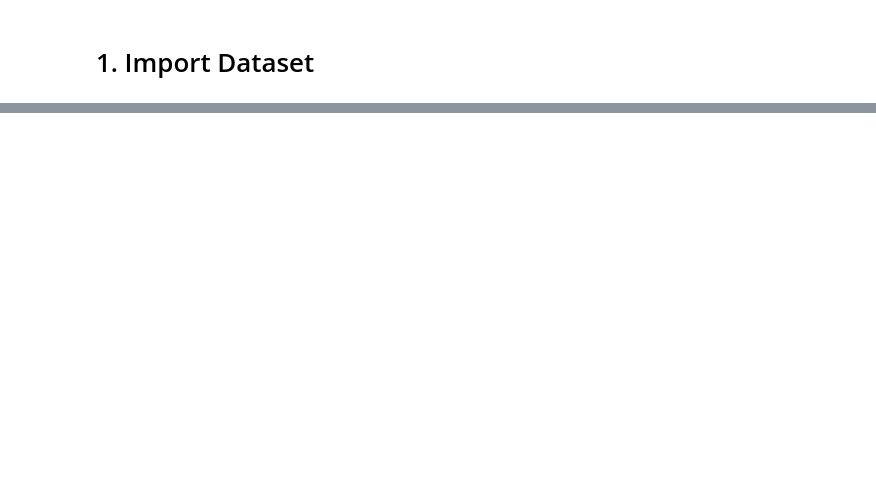
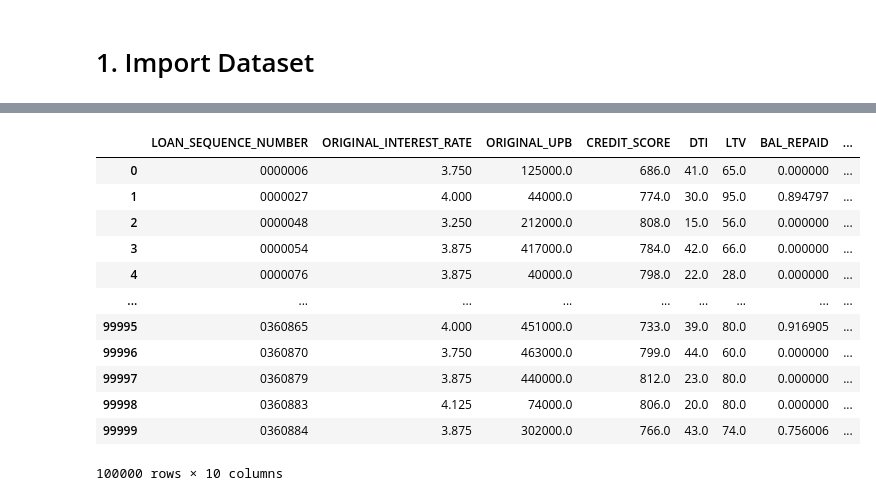
Before and after one commit to madkerpe/freddie-mac-single-family-loan-level-dataset, a Jupyter notebook: main_FREDDIEMAC.ipynb, the cells around one changed output, grey strips where cells are left out. Saved outputs shown, nothing was run; the diff lists cells and outputs as text; code cells hidden in the pictures; blank space fills up the shorter version.

```diff
--- a/main_FREDDIEMAC.ipynb
+++ b/main_FREDDIEMAC.ipynb
@@ -110,0 +164,6 @@ df_orig['LOAN_SEQUENCE_NUMBER'].nunique()
+# %%
+from FREDDIEMAC_aggregation import aggregate_to_blumenstock_exp4
+
+df_perf_concatenated = pd.read_csv("SamplePerformanceCombinedConcatenated.csv", dtype=perf_types)
+df_perf_concatenated['CURRENT_LOAN_DELINQUENCY_STATUS'] = df_perf_concatenated['CURRENT_LOAN_DELINQUENCY_STATUS'].astype(int)
+df_blumenstock = aggregate_to_blumenstock_exp4(df_orig, df_perf_concatenated)
@@ -110,0 +186,16 @@ df_orig['LOAN_SEQUENCE_NUMBER'].nunique()
+# %%
+df_blumenstock
+# %% [output]
+|  | LOAN_SEQUENCE_NUMBER | ORIGINAL_INTEREST_RATE | ORIGINAL_UPB | CREDIT_SCORE | DTI | LTV | BAL_REPAID | ... |
+| 0 | 0000006 | 3.750 | 125000.0 | 686.0 | 41.0 | 65.0 | 0.000000 | ... |
+| 1 | 0000027 | 4.000 | 44000.0 | 774.0 | 30.0 | 95.0 | 0.894797 | ... |
+| 2 | 0000048 | 3.250 | 212000.0 | 808.0 | 15.0 | 56.0 | 0.000000 | ... |
+| 3 | 0000054 | 3.875 | 417000.0 | 784.0 | 42.0 | 66.0 | 0.000000 | ... |
+| 4 | 0000076 | 3.875 | 40000.0 | 798.0 | 22.0 | 28.0 | 0.000000 | ... |
+| ... | ... | ... | ... | ... | ... | ... | ... | ... |
+| 99995 | 0360865 | 4.000 | 451000.0 | 733.0 | 39.0 | 80.0 | 0.916905 | ... |
+| 99996 | 0360870 | 3.750 | 463000.0 | 799.0 | 44.0 | 60.0 | 0.000000 | ... |
+| 99997 | 0360879 | 3.875 | 440000.0 | 812.0 | 23.0 | 80.0 | 0.000000 | ... |
+| 99998 | 0360883 | 4.125 | 74000.0 | 806.0 | 20.0 | 80.0 | 0.000000 | ... |
+| 99999 | 0360884 | 3.875 | 302000.0 | 766.0 | 43.0 | 74.0 | 0.756006 | ... |
+100000 rows × 10 columns
```
Also changed, not shown: parts of 23 cells of this notebook, 2 other files.
